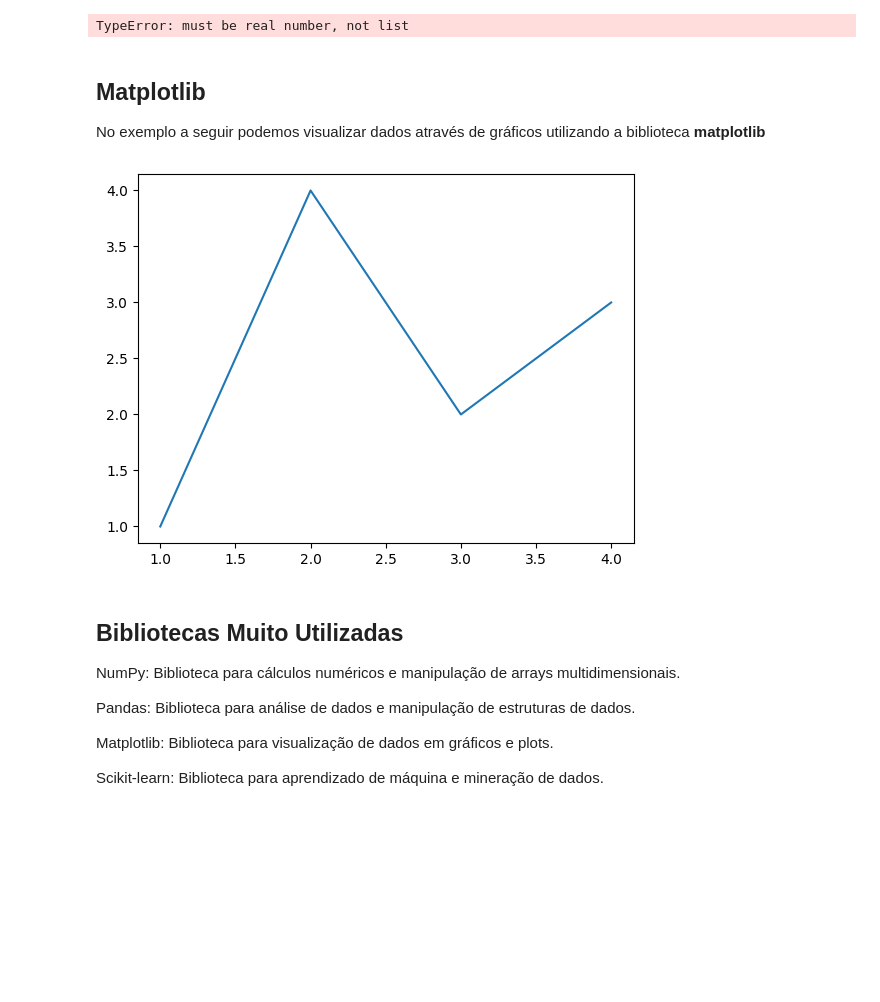
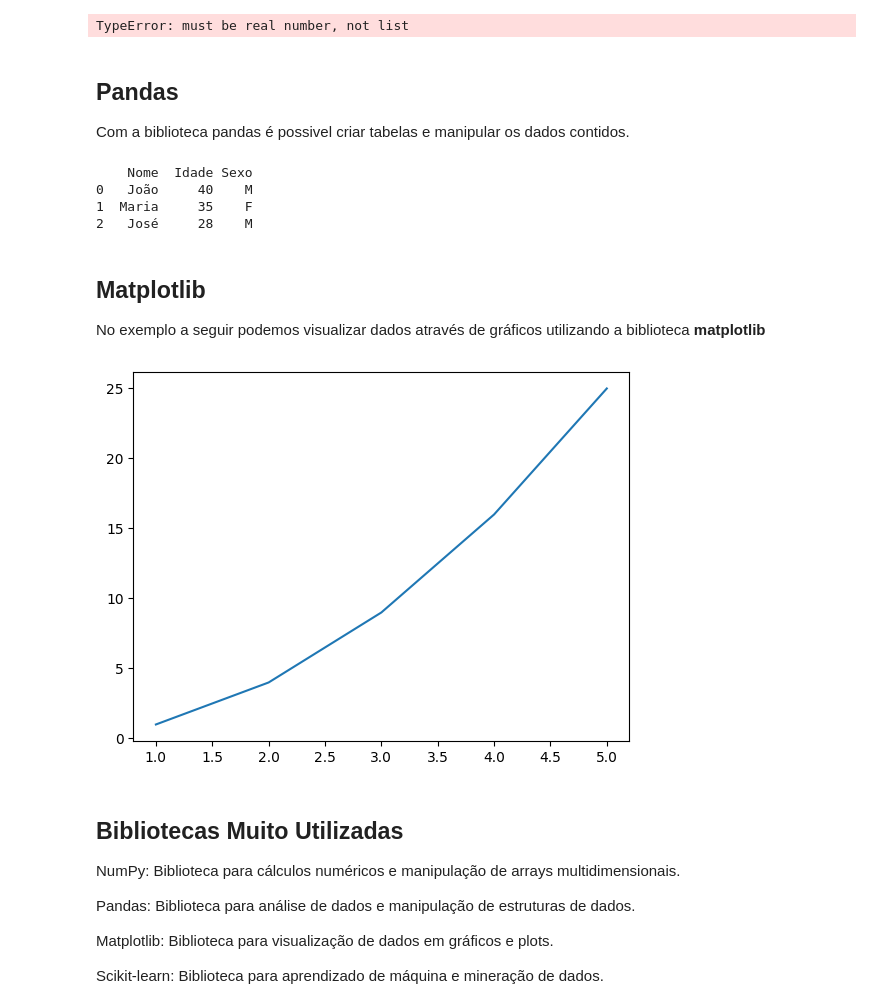
Before and after one commit to thesavant42/unirobotica_cursos, a Jupyter notebook: Informatica_Aplicada/Notebooks/Python Basico/Aula3_ImportandoModulos.ipynb, the cells around one changed output. Drawn from its saved outputs; the diff is of its cells as text; code cells hidden in the pictures; blank space fills up the shorter version.

```diff
--- a/Informatica_Aplicada/Notebooks/Python Basico/Aula3_ImportandoModulos.ipynb
+++ b/Informatica_Aplicada/Notebooks/Python Basico/Aula3_ImportandoModulos.ipynb
@@ -170,6 +170,37 @@ print("Raiz quadrada do array2  : ", arr3)
 # %%
 arr3 = np.round(arr2,2)
 print("Raiz quadrada do array2  : ", arr3)
+# %% [markdown]
+## Pandas
+
+Com a biblioteca pandas é possivel criar tabelas e manipular os dados contidos.
+# %%
+import pandas as pd
+
+tabela = pd.DataFrame({
+    "Nome": [ # Coluna 1
+        "João",  # linha 1
+        "Maria", # linha 2
+        "José"   # linha 3
+    ],
+    "Idade": [ # Coluna 2
+        40, # linha 1
+        35, # linha 2
+        28  # linha 3
+    ],
+    "Sexo":[ # Coluna 3
+        "M", # linha 1
+        "F", # linha 2
+        "M"  # linha 3
+    ]
+})
+
+print(tabela)
+# %% [output]
+    Nome  Idade Sexo
+0   João     40    M
+1  Maria     35    F
+2   José     28    M
 # %% [markdown]
 ## Matplotlib
 
@@ -177,12 +208,12 @@ No exemplo a seguir podemos visualizar dados através de gráficos utilizando a
 # %%
 import matplotlib.pyplot as plt
 import numpy as np
 
-fig, ax = plt.subplots()             # Cria um figura contendo um único eixo
-ax.plot([1, 2, 3, 4], [1, 4, 2, 3])  # Plota alguns dados nos eixos
-plt.show()                           # Mostra a figura
+fig, ax = plt.subplots()   # Cria um figura contendo um único eixo
+ax.plot([1, 2, 3, 4, 5], [1, 4, 9, 16, 25])  # Plota alguns dados nos eixos
+plt.show()                 # Mostra a figura
 # %% [output]
-[figure, old version]
+[figure, new version]
 # %% [markdown]
 ## Bibliotecas Muito Utilizadas
 
```
Also changed, not shown: parts of 1 cell of this notebook.
